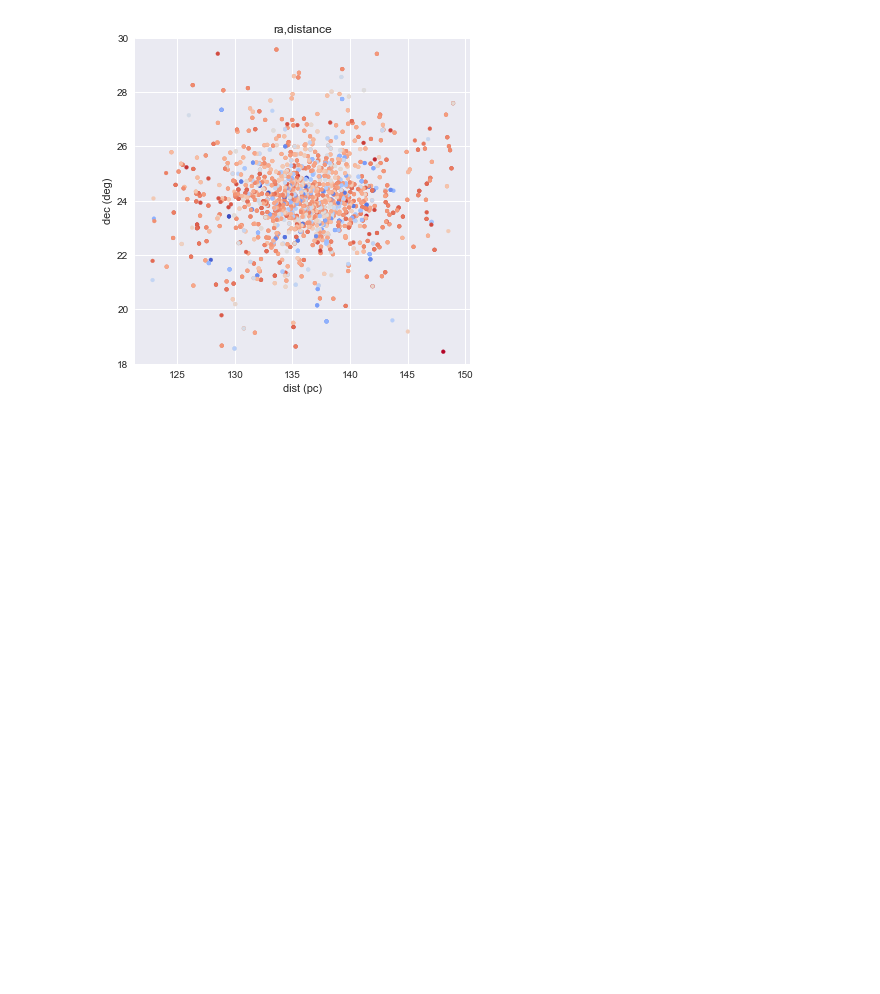
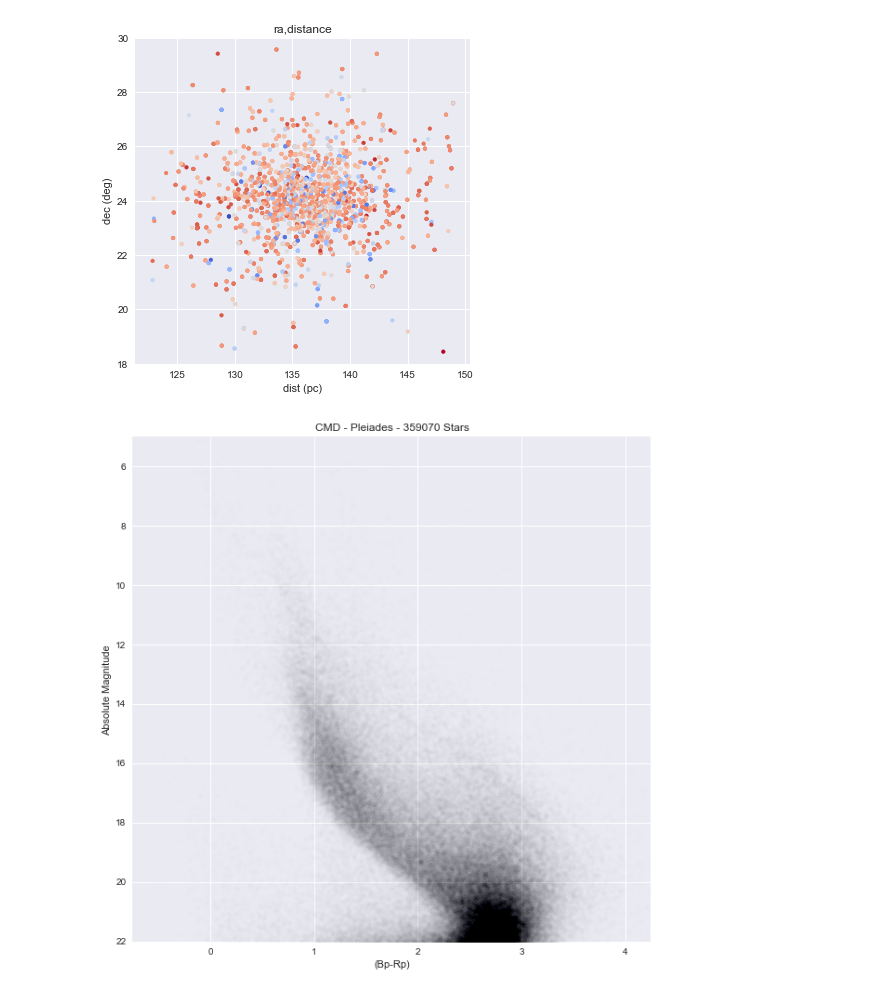
Before and after one commit to lrbuechner/Pleiades-Open-Cluster, a Jupyter notebook: Pleiades Open Cluster.ipynb, the cells around one changed output. Saved outputs shown, nothing was run; the diff lists cells and outputs as text; code cells hidden in the pictures; blank space fills up the shorter version.

```diff
--- a/Pleiades Open Cluster.ipynb
+++ b/Pleiades Open Cluster.ipynb
@@ -1544,3 +1524,23 @@ plt.show()
 [figure]
 [figure]
 [figure]
+# %%
+stars = pd.read_csv('/Users/landonbuechner/Documents/Git Hub Repositories/Pleiades-Open-Cluster/pleia_stream.csv')
+
+M_g = [abs_mag(stars['phot_g_mean_mag'][i],stars['parallax'][i]) for i in range(len(stars))]
+M_rp = [abs_mag(stars['phot_rp_mean_mag'][i],stars['parallax'][i]) for i in range(len(stars))]
+M_b = [abs_mag(stars['phot_bp_mean_mag'][i],stars['parallax'][i]) for i in range(len(stars))]
+color_index1 = color(M_rp,M_b)
+plt.figure(figsize=(10,10))
+plt.title('CMD - Pleiades - {} Stars'.format(len(stars)))
+plt.xlabel('(Bp-Rp)')
+plt.ylabel('Absolute Magnitude ')
+plt.xlim([-.75,4.25])
+plt.ylim([22,5])
+plt.legend(loc='upper left')
+
+plt.scatter(color_index1, M_g,marker='o', s=25, alpha = .005,c = 'k')
+plt.style.use('seaborn')
+plt.show()
+# %% [output]
+[figure, added]
```
Also changed, not shown: parts of 7 cells of this notebook, 3 other files.
